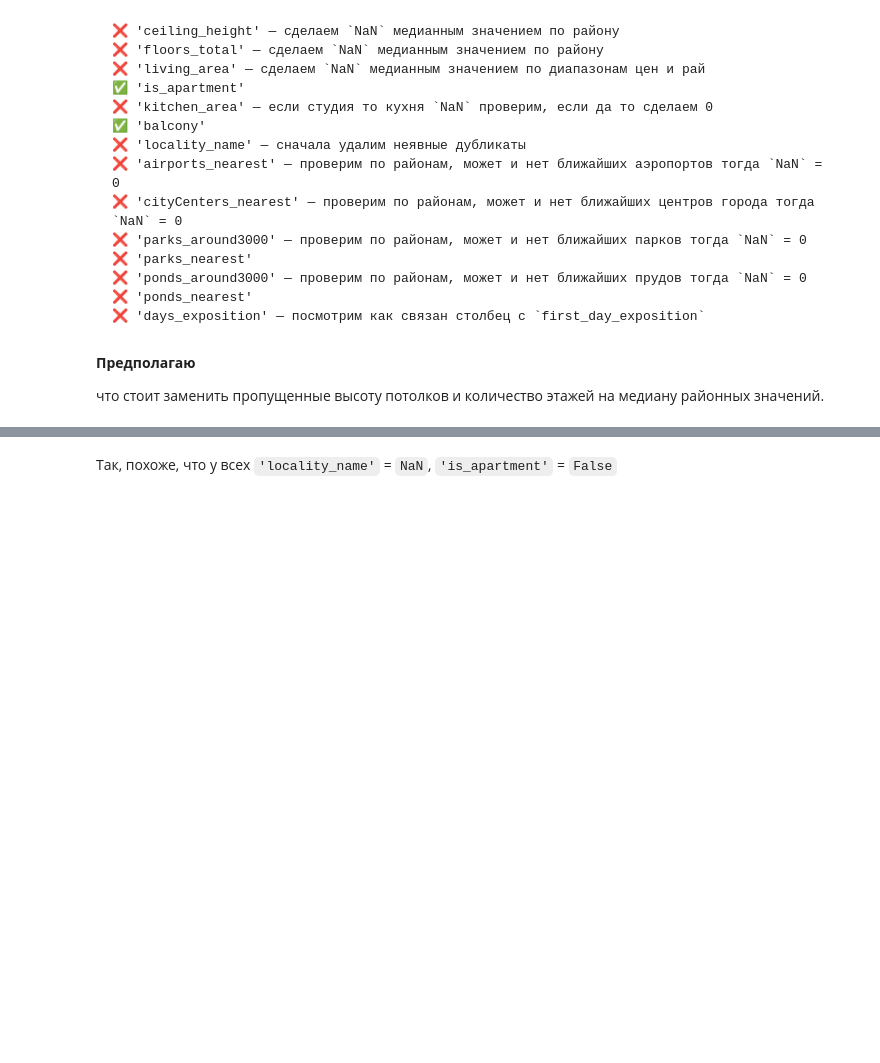
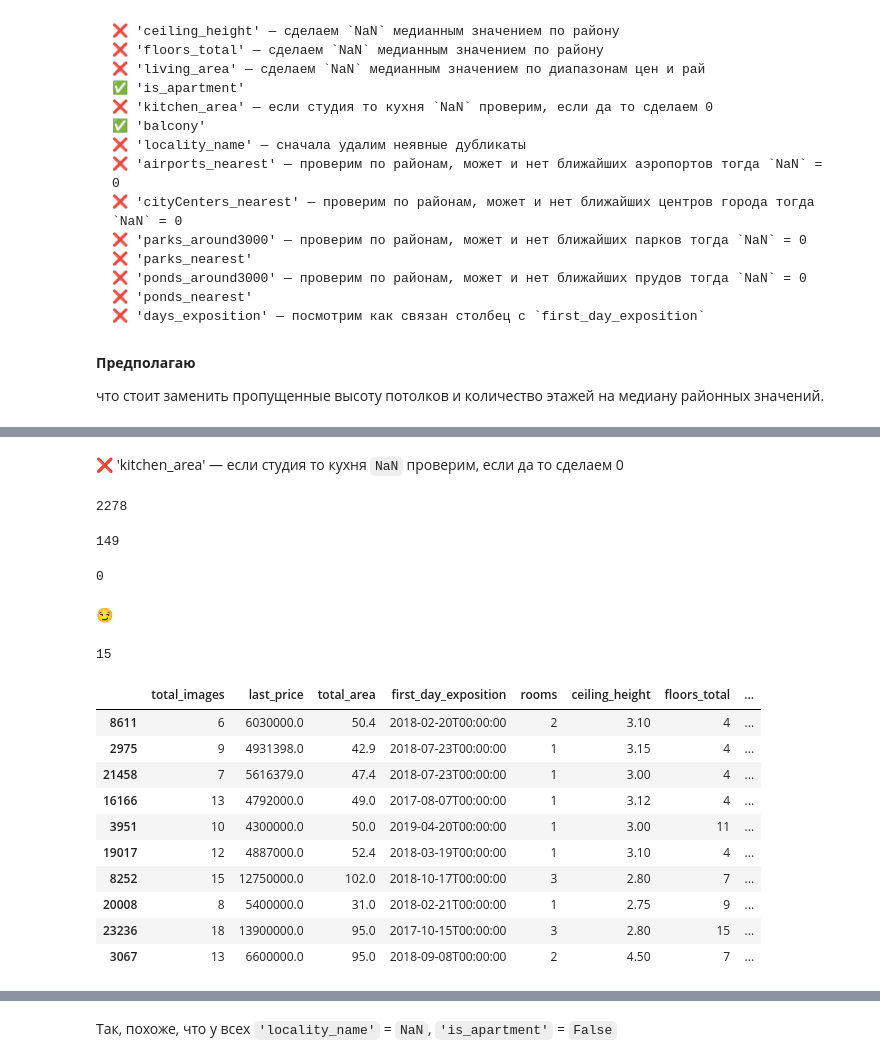
Before and after one commit to zabelin-ds/practicum, a Jupyter notebook: 03_project/real_estate_00.ipynb, the cells around one changed output, grey strips where cells are left out. Drawn from its saved outputs; the diff is of its cells as text; code cells hidden in the pictures; blank space fills up the shorter version.

```diff
--- a/03_project/real_estate_00.ipynb
+++ b/03_project/real_estate_00.ipynb
@@ -167,0 +1024,60 @@ array(['Санкт-Петербург', 'посёлок Шушары', 'горо
+# %% [markdown]
+❌ 'kitchen_area' — если студия то кухня `NaN` проверим, если да то сделаем 0
+# %%
+display(
+    real_estate_data.loc[real_estate_data['kitchen_area'].isna()
+                         , 'living_area'].count()
+)
+# %% [output]
+2278
+# %%
+display(
+    real_estate_data.loc[
+        (real_estate_data['kitchen_area'].isna())
+        & (real_estate_data['studio'])
+        , 'living_area'
+    ].count()
+)
+# %% [output]
+149
+# %%
+display(
+    real_estate_data.loc[
+        ~ (real_estate_data['kitchen_area'].isna())
+        & (real_estate_data['studio'])
+        , 'living_area'
+    ].count()
+)
+# %% [output]
+0
+# %% [markdown]
+😏
+# %%
+display(
+    real_estate_data.loc[
+        (real_estate_data['kitchen_area'].isna())
+        & (real_estate_data['is_apartment'])
+        , 'living_area'
+    ].count()
+)
+# %% [output]
+15
+# %%
+display(
+    real_estate_data.loc[
+        ~ (real_estate_data['kitchen_area'].isna())
+        & (real_estate_data['is_apartment'])
+    ].sample(10)
+)
+# %% [output]
+|  | total_images | last_price | total_area | first_day_exposition | rooms | ceiling_height | floors_total | ... |
+| 8611 | 6 | 6030000.0 | 50.4 | 2018-02-20T00:00:00 | 2 | 3.10 | 4 | ... |
+| 2975 | 9 | 4931398.0 | 42.9 | 2018-07-23T00:00:00 | 1 | 3.15 | 4 | ... |
+| 21458 | 7 | 5616379.0 | 47.4 | 2018-07-23T00:00:00 | 1 | 3.00 | 4 | ... |
+| 16166 | 13 | 4792000.0 | 49.0 | 2017-08-07T00:00:00 | 1 | 3.12 | 4 | ... |
+| 3951 | 10 | 4300000.0 | 50.0 | 2019-04-20T00:00:00 | 1 | 3.00 | 11 | ... |
+| 19017 | 12 | 4887000.0 | 52.4 | 2018-03-19T00:00:00 | 1 | 3.10 | 4 | ... |
+| 8252 | 15 | 12750000.0 | 102.0 | 2018-10-17T00:00:00 | 3 | 2.80 | 7 | ... |
+| 20008 | 8 | 5400000.0 | 31.0 | 2018-02-21T00:00:00 | 1 | 2.75 | 9 | ... |
+| 23236 | 18 | 13900000.0 | 95.0 | 2017-10-15T00:00:00 | 3 | 2.80 | 15 | ... |
+| 3067 | 13 | 6600000.0 | 95.0 | 2018-09-08T00:00:00 | 2 | 4.50 | 7 | ... |
```
Also changed, not shown: parts of 94 cells of this notebook, 1 other file.
